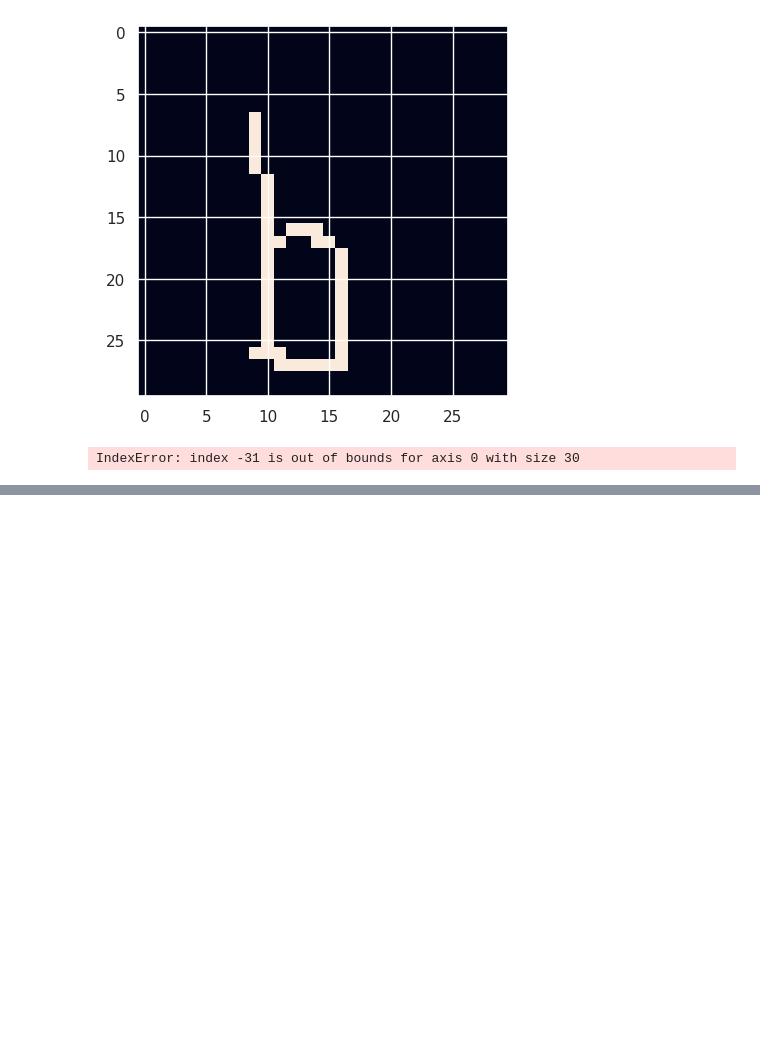
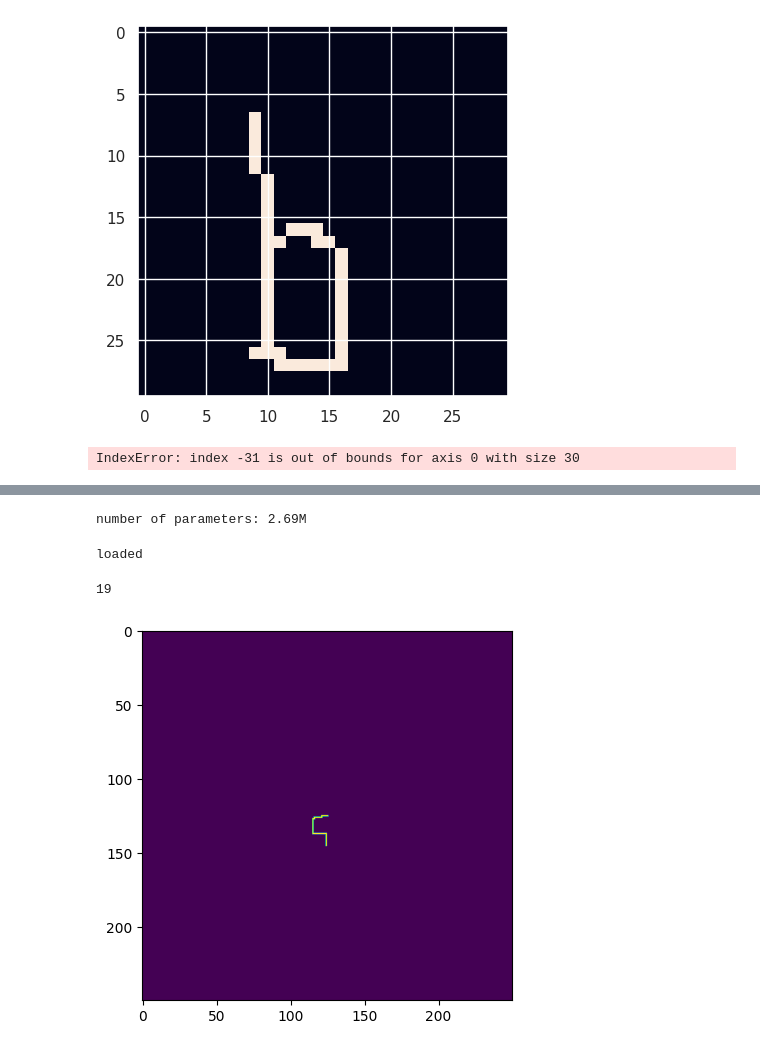
Before and after one commit to KilianFt/Adaptive-HCI, a Jupyter notebook: notebooks/omniglot_exploration.ipynb, the cells around one changed output, grey strips where cells are left out. Saved outputs shown, nothing was run; the diff lists cells and outputs as text; code cells hidden in the pictures; blank space fills up the shorter version.

Commit message:
add gpt model

```diff
--- a/notebooks/omniglot_exploration.ipynb
+++ b/notebooks/omniglot_exploration.ipynb
@@ -247,0 +289,31 @@ pixel
+# %%
+model_config = GPT.get_default_config()
+model_config.model_type = 'gpt-mini'
+model_config.vocab_size = 6 # openai's model vocabulary
+model_config.block_size = 100  # openai's model block_size (i.e. input context length)
+model = GPT(model_config)
+# %% [output]
+number of parameters: 2.69M
+# %%
+state_dict = torch.load('../models/draw_gpt_state_dict.pt')
+model.load_state_dict(state_dict)
+model.eval()
+print('loaded')
+# %% [output]
+loaded
+# %%
+start_tokens_full.shape[0] - start_tokens.shape[0]
+# %% [output]
+19
+# %%
+start_tokens = torch.tensor([1])
+# %%
+out = model.generate(start_tokens.unsqueeze(0), 150, do_sample=True)[0]
+idx = torch.where(out == 4)[0]
+if len(idx) > 0:
+    short_out = out[:idx.min()]
+    idx.min()
+
+plot_encoded_moves(short_out, move_map, canvas_size=250, save_img=False)
+# %% [output]
+[figure, added]
```
Also changed, not shown: parts of 10 cells of this notebook, 6 other files.
